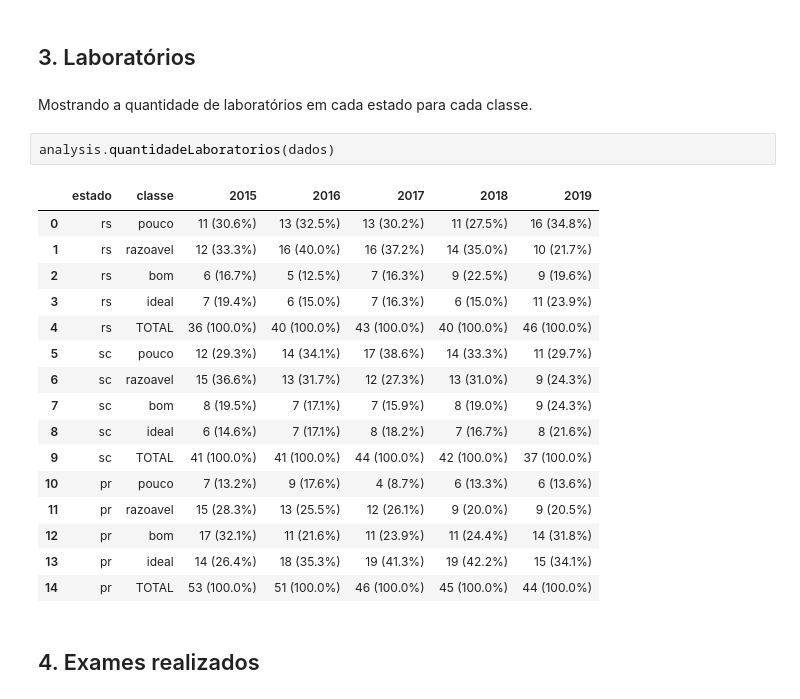
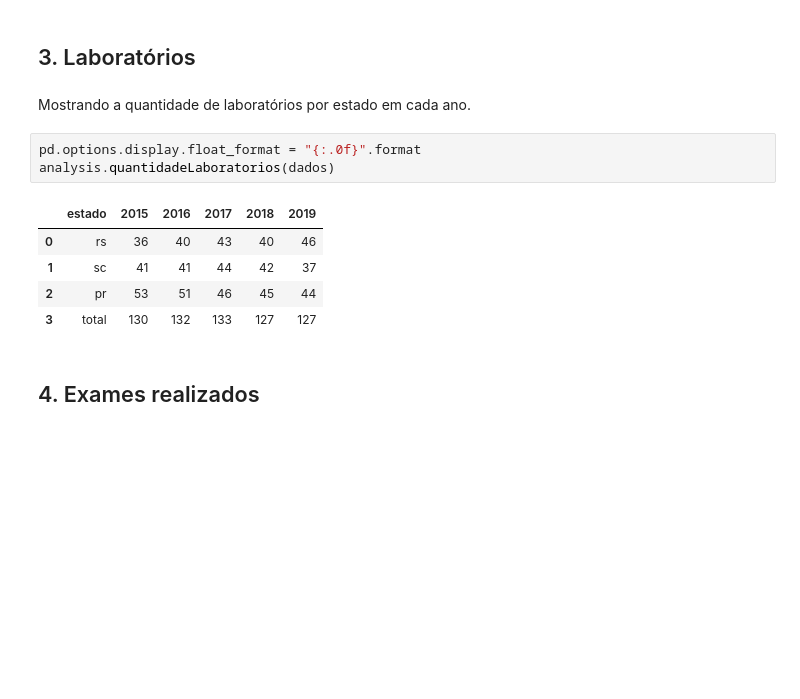
Before and after one commit to souzamarcelo/qualicito, a Jupyter notebook: lab-book.ipynb, the cells around one changed output. Drawn from its saved outputs; the diff is of its cells as text; blank space fills up the shorter version.

```diff
--- a/lab-book.ipynb
+++ b/lab-book.ipynb
@@ -58,26 +49,16 @@ dados[['ex_total', 'ex_sat', 'ex_ins', 'asc_total', 'sil_total', 'ind_pos', 'per
 # %% [markdown]
 ## 3. Laboratórios
 # %% [markdown]
-Mostrando a quantidade de laboratórios em cada estado para cada classe.
+Mostrando a quantidade de laboratórios por estado em cada ano.
-# %%
-analysis.quantidadeLaboratorios(dados)
-# %% [output]
-|  | estado | classe | 2015 | 2016 | 2017 | 2018 | 2019 |
-| 0 | rs | pouco | 11 (30.6%) | 13 (32.5%) | 13 (30.2%) | 11 (27.5%) | 16 (34.8%) |
-| 1 | rs | razoavel | 12 (33.3%) | 16 (40.0%) | 16 (37.2%) | 14 (35.0%) | 10 (21.7%) |
-| 2 | rs | bom | 6 (16.7%) | 5 (12.5%) | 7 (16.3%) | 9 (22.5%) | 9 (19.6%) |
-| 3 | rs | ideal | 7 (19.4%) | 6 (15.0%) | 7 (16.3%) | 6 (15.0%) | 11 (23.9%) |
-| 4 | rs | TOTAL | 36 (100.0%) | 40 (100.0%) | 43 (100.0%) | 40 (100.0%) | 46 (100.0%) |
-| 5 | sc | pouco | 12 (29.3%) | 14 (34.1%) | 17 (38.6%) | 14 (33.3%) | 11 (29.7%) |
-| 6 | sc | razoavel | 15 (36.6%) | 13 (31.7%) | 12 (27.3%) | 13 (31.0%) | 9 (24.3%) |
-| 7 | sc | bom | 8 (19.5%) | 7 (17.1%) | 7 (15.9%) | 8 (19.0%) | 9 (24.3%) |
-| 8 | sc | ideal | 6 (14.6%) | 7 (17.1%) | 8 (18.2%) | 7 (16.7%) | 8 (21.6%) |
-| 9 | sc | TOTAL | 41 (100.0%) | 41 (100.0%) | 44 (100.0%) | 42 (100.0%) | 37 (100.0%) |
-| 10 | pr | pouco | 7 (13.2%) | 9 (17.6%) | 4 (8.7%) | 6 (13.3%) | 6 (13.6%) |
-| 11 | pr | razoavel | 15 (28.3%) | 13 (25.5%) | 12 (26.1%) | 9 (20.0%) | 9 (20.5%) |
-| 12 | pr | bom | 17 (32.1%) | 11 (21.6%) | 11 (23.9%) | 11 (24.4%) | 14 (31.8%) |
-| 13 | pr | ideal | 14 (26.4%) | 18 (35.3%) | 19 (41.3%) | 19 (42.2%) | 15 (34.1%) |
-| 14 | pr | TOTAL | 53 (100.0%) | 51 (100.0%) | 46 (100.0%) | 45 (100.0%) | 44 (100.0%) |
+# %%
+pd.options.display.float_format = "{:.0f}".format
+analysis.quantidadeLaboratorios(dados)
+# %% [output]
+|  | estado | 2015 | 2016 | 2017 | 2018 | 2019 |
+| 0 | rs | 36 | 40 | 43 | 40 | 46 |
+| 1 | sc | 41 | 41 | 44 | 42 | 37 |
+| 2 | pr | 53 | 51 | 46 | 45 | 44 |
+| 3 | total | 130 | 132 | 133 | 127 | 127 |
 # %% [markdown]
 ## 4. Exames realizados
 # %% [markdown]
```
Also changed, not shown: parts of 18 cells of this notebook, 1 other file.
